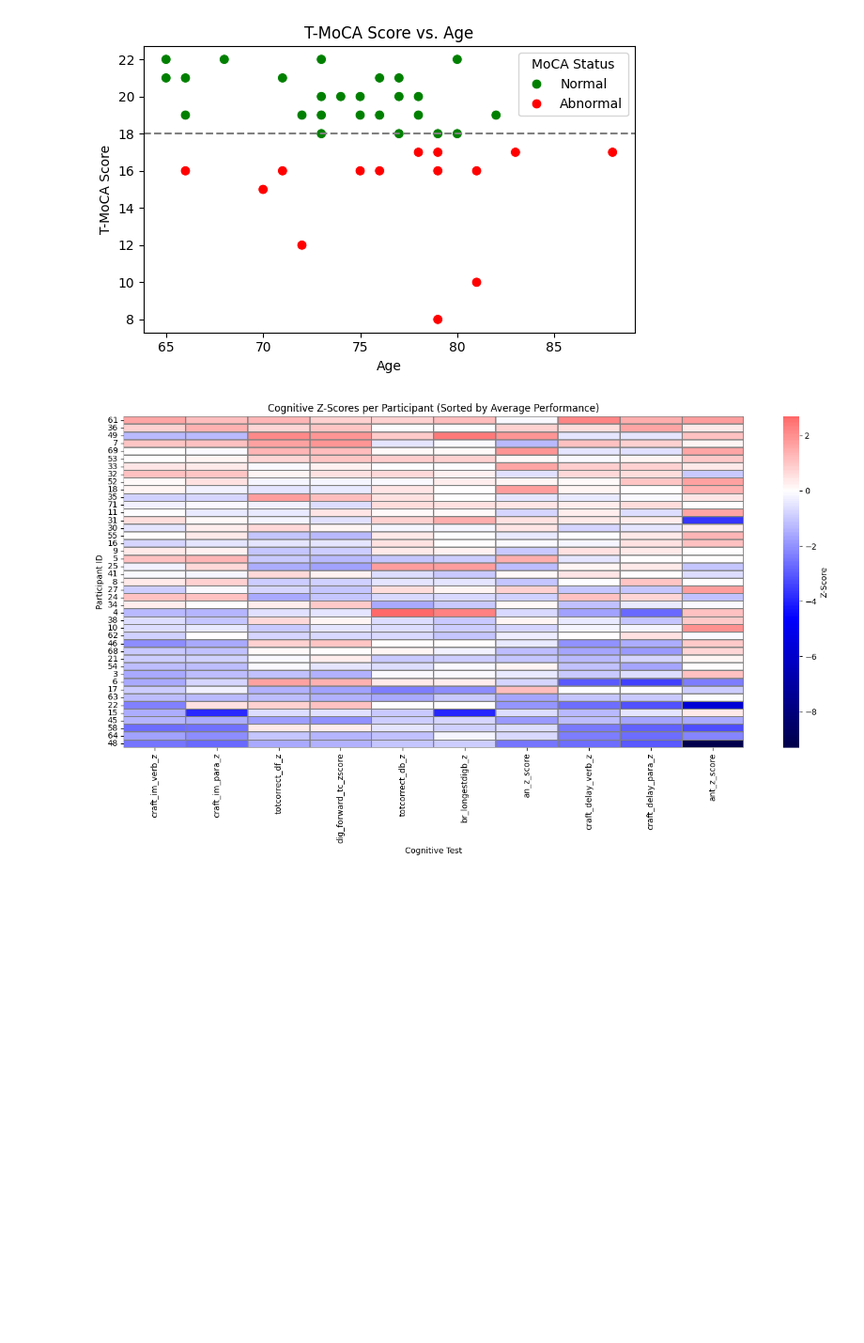
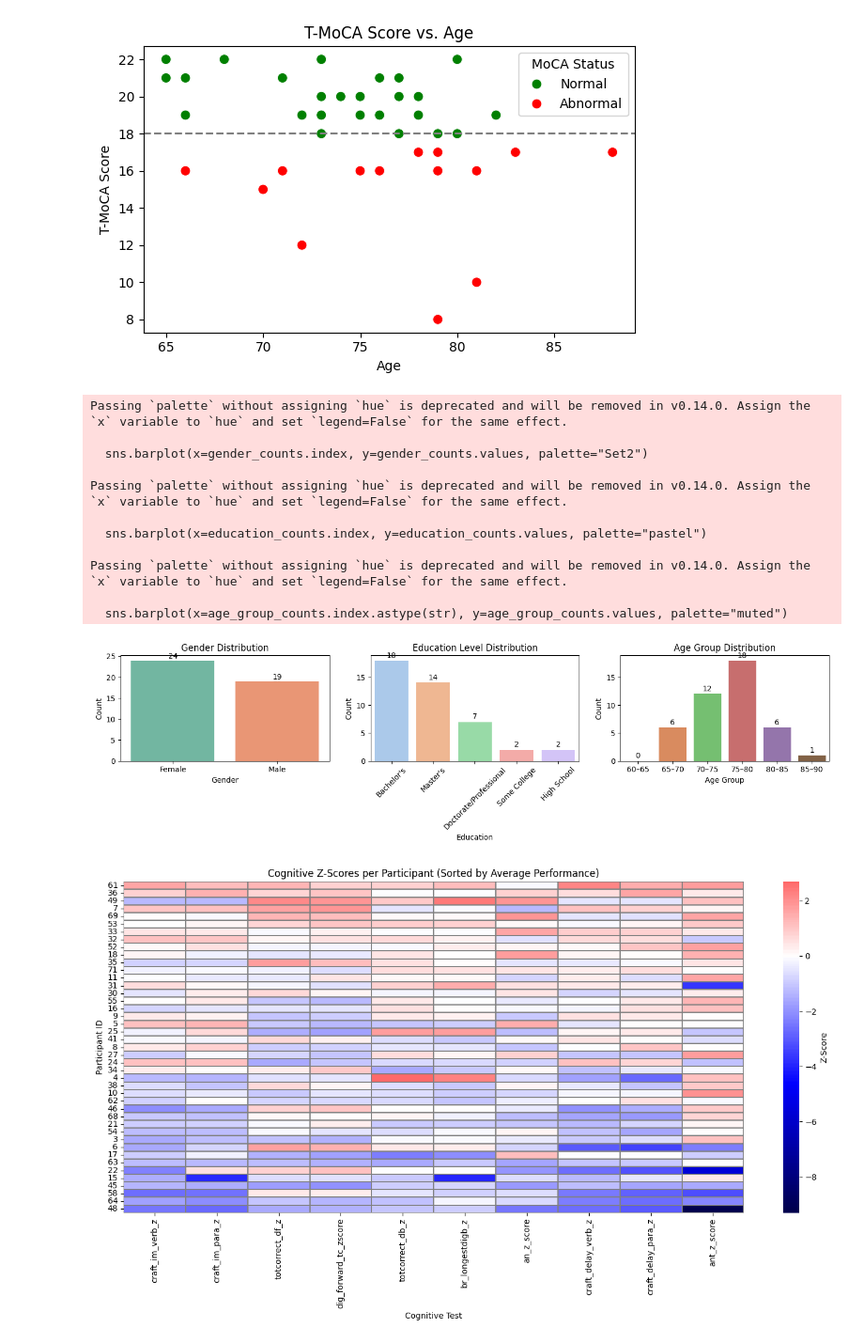
Before and after one commit to ut-southwestern/TechSANS_visualizations, a Jupyter notebook: techsans_summary.ipynb, the cells around one changed output. Shown at 94% size. Saved outputs shown, nothing was run; the diff lists cells and outputs as text; code cells hidden in the pictures; blank space fills up the shorter version.

```diff
--- a/techsans_summary.ipynb
+++ b/techsans_summary.ipynb
@@ -389,6 +391,82 @@ plt.tight_layout()
 plt.show()
 # %% [output]
 [figure]
+# %%
+# Assuming df is full dataset
+# Step 1: Keep only one row per participant (to avoid duplicates)
+tmoca_demo = df.drop_duplicates(subset="participant_id")[
+    ["participant_id", "sex", "education", "age"]
+]
+
+# Step 2: Map gender codes
+tmoca_demo["sex_label"] = tmoca_demo["sex"].map({0: "Male", 1: "Female"})
+
+# Step 3: Map education years to labels
+education_map = {
+    12: "High School",
+    15: "Some College",
+    16: "Bachelor's",
+    18: "Master's",
+    20: "Doctorate/Professional"
+}
+tmoca_demo["education_label"] = tmoca_demo["education"].map(education_map)
+
+# Step 4: Group age into bins
+age_bins = [60, 65, 70, 75, 80, 85, 90]
+age_labels = ["60–65", "65–70", "70–75", "75–80", "80–85", "85–90"]
+tmoca_demo["age_group"] = pd.cut(tmoca_demo["age"], bins=age_bins, labels=age_labels, right=False)
+
+# Step 5: Count values
+gender_counts = tmoca_demo["sex_label"].value_counts()
+education_counts = tmoca_demo["education_label"].value_counts()
+age_group_counts = tmoca_demo["age_group"].value_counts().sort_index()
+
+# Step 6: Plotting
+plt.figure(figsize=(14, 4))
+
+# Gender plot
+plt.subplot(1, 3, 1)
+sns.barplot(x=gender_counts.index, y=gender_counts.values, palette="Set2")
+plt.title("Gender Distribution")
+plt.ylabel("Count")
+plt.xlabel("Gender")
+for i, count in enumerate(gender_counts.values):
+    plt.text(i, count + 0.5, str(count), ha='center')
+
+# Education plot
+plt.subplot(1, 3, 2)
+sns.barplot(x=education_counts.index, y=education_counts.values, palette="pastel")
+plt.title("Education Level Distribution")
+plt.ylabel("Count")
+plt.xlabel("Education")
+plt.xticks(rotation=45)
+for i, count in enumerate(education_counts.values):
+    plt.text(i, count + 0.5, str(count), ha='center')
+
+# Age group plot
+plt.subplot(1, 3, 3)
+sns.barplot(x=age_group_counts.index.astype(str), y=age_group_counts.values, palette="muted")
+plt.title("Age Group Distribution")
+plt.ylabel("Count")
+plt.xlabel("Age Group")
+for i, count in enumerate(age_group_counts.values):
+    plt.text(i, count + 0.5, str(count), ha='center')
+
+plt.tight_layout()
+plt.show()
+# %% [output]
+Passing `palette` without assigning `hue` is deprecated and will be removed in v0.14.0. Assign the `x` variable to `hue` and set `legend=False` for the same effect.
+
+  sns.barplot(x=gender_counts.index, y=gender_counts.values, palette="Set2")
+
+Passing `palette` without assigning `hue` is deprecated and will be removed in v0.14.0. Assign the `x` variable to `hue` and set `legend=False` for the same effect.
+
+  sns.barplot(x=education_counts.index, y=education_counts.values, palette="pastel")
+
+Passing `palette` without assigning `hue` is deprecated and will be removed in v0.14.0. Assign the `x` variable to `hue` and set `legend=False` for the same effect.
+
+  sns.barplot(x=age_group_counts.index.astype(str), y=age_group_counts.values, palette="muted")
+[figure, added]
 # %%
 
 #
```
Also changed, not shown: parts of 2 cells of this notebook.
